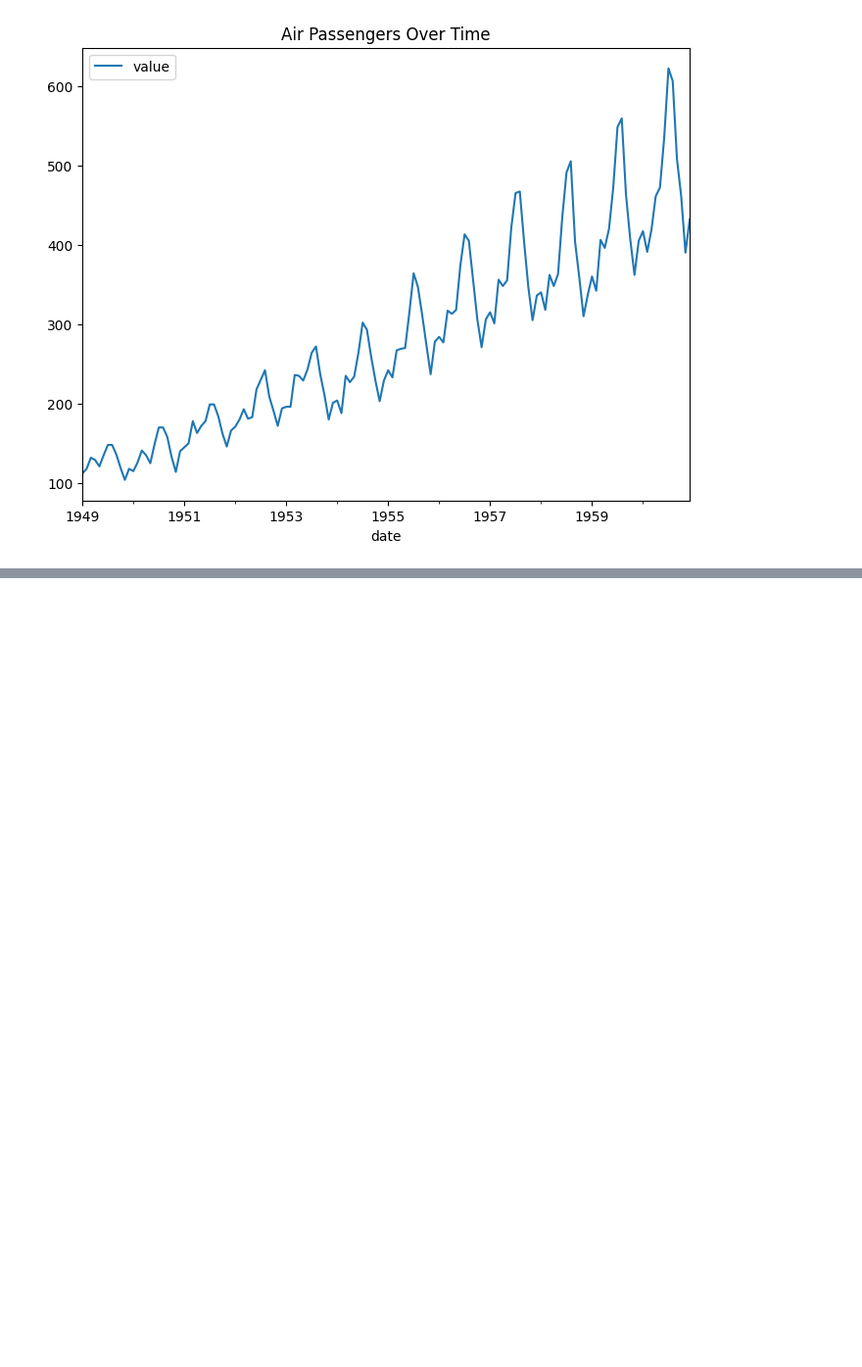
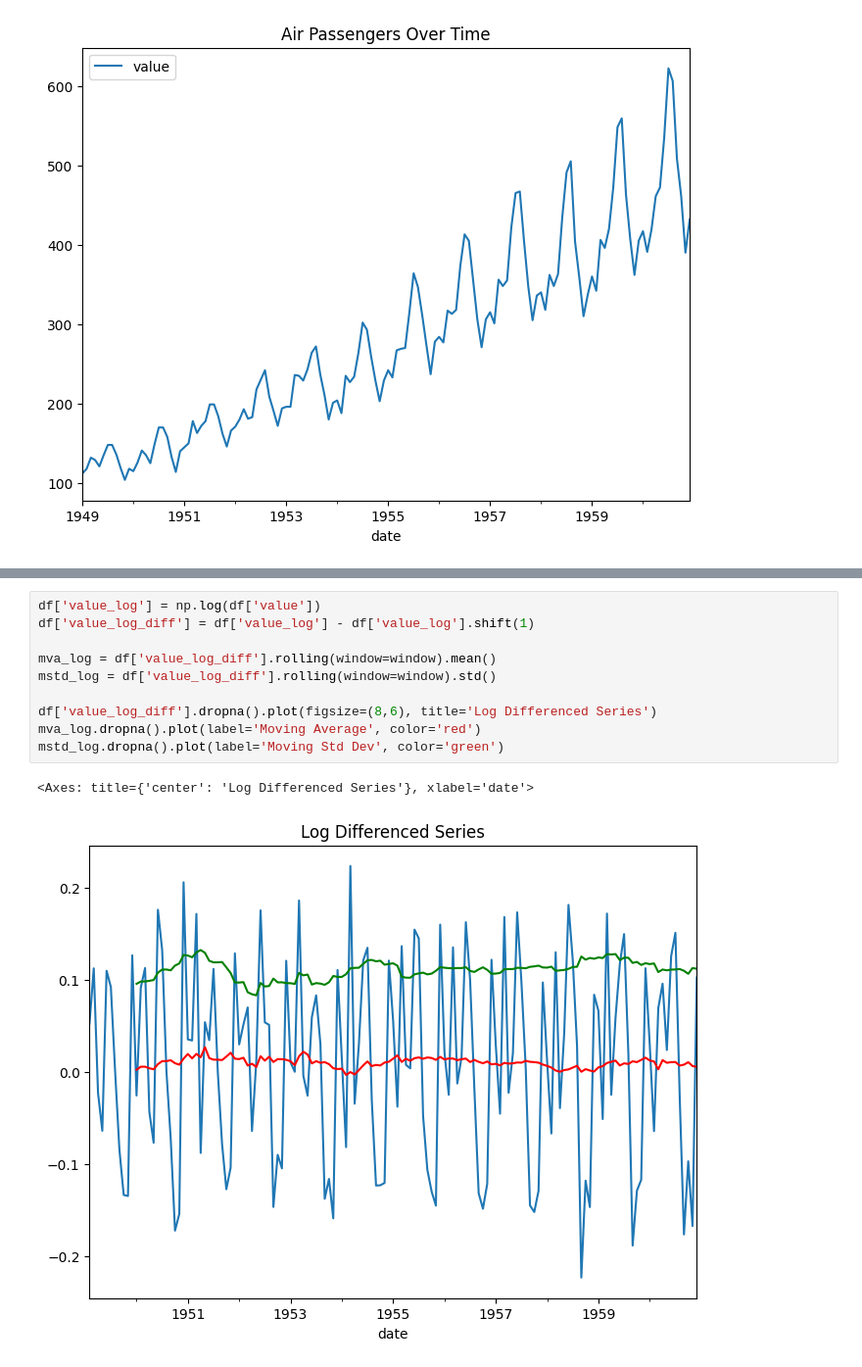
Before and after one commit to shreyjain14/MCA-Assignments, a Jupyter notebook: Trimester-4/ADA/Classwork/03-AirPassengers.ipynb, the cells around one changed output, grey strips where cells are left out. Shown at 98% size. Saved outputs shown, nothing was run; the diff lists cells and outputs as text; blank space fills up the shorter version.

```diff
--- a/Trimester-4/ADA/Classwork/03-AirPassengers.ipynb
+++ b/Trimester-4/ADA/Classwork/03-AirPassengers.ipynb
@@ -66,0 +114,13 @@ Series is non-stationary
+# %%
+df['value_log'] = np.log(df['value'])
+df['value_log_diff'] = df['value_log'] - df['value_log'].shift(1)
+
+mva_log = df['value_log_diff'].rolling(window=window).mean()
+mstd_log = df['value_log_diff'].rolling(window=window).std()
+
+df['value_log_diff'].dropna().plot(figsize=(8,6), title='Log Differenced Series')
+mva_log.dropna().plot(label='Moving Average', color='red')
+mstd_log.dropna().plot(label='Moving Std Dev', color='green')
+# %% [output]
+<Axes: title={'center': 'Log Differenced Series'}, xlabel='date'>
+[figure, added]
```
Also changed, not shown: parts of 9 cells of this notebook, 1 other file.
